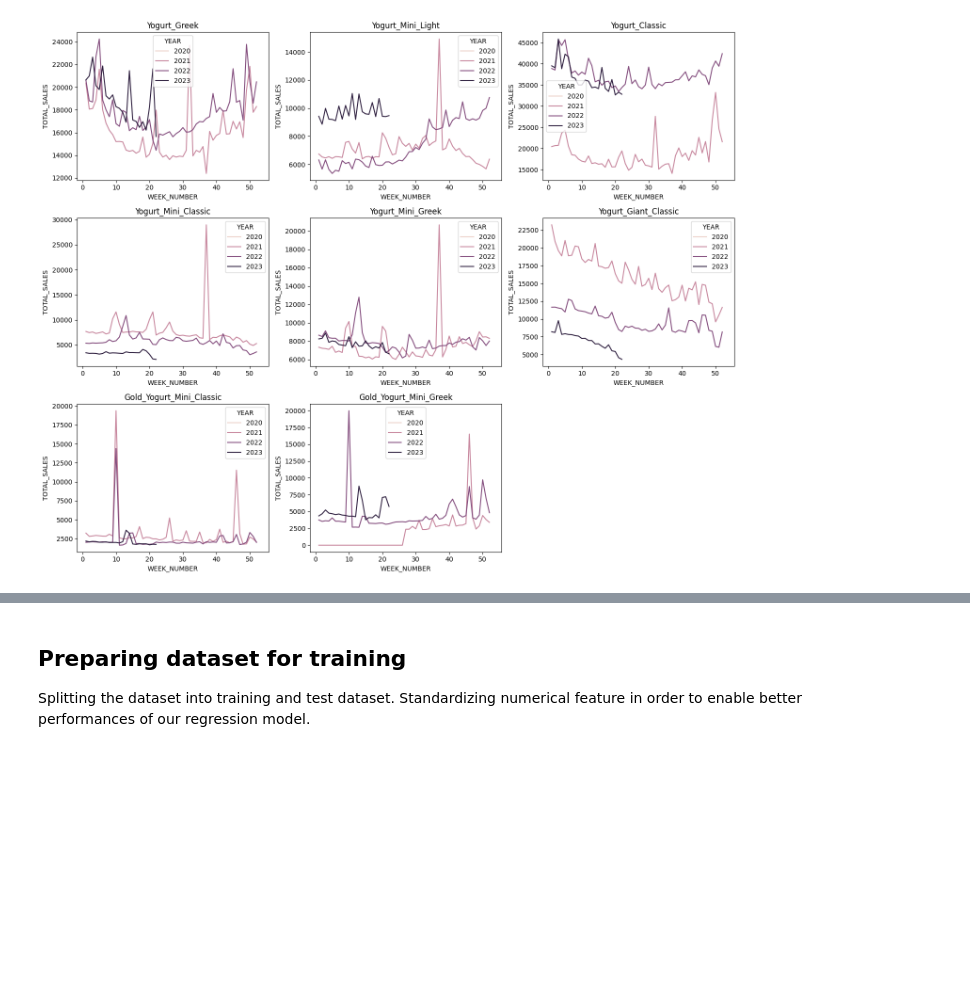
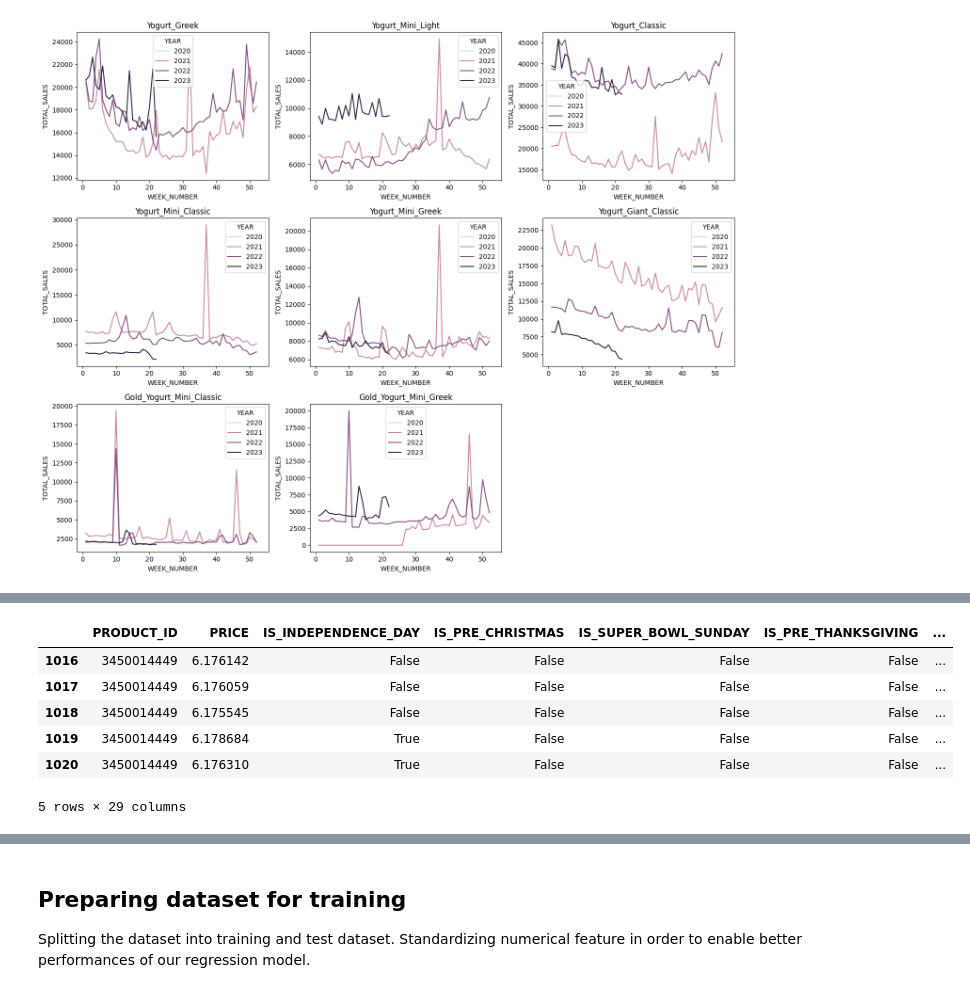
Before and after one commit to fedefraschio/xtel-hackathon, a Jupyter notebook: notebooks/00_exploration.ipynb, the cells around one changed output, grey strips where cells are left out. Drawn from its saved outputs; the diff is of its cells as text; code cells hidden in the pictures; blank space fills up the shorter version.

```diff
--- a/notebooks/00_exploration.ipynb
+++ b/notebooks/00_exploration.ipynb
@@ -313,0 +429,10 @@ plt.show()
+# %%
+df_test.head()
+# %% [output]
+|  | PRODUCT_ID | PRICE | IS_INDEPENDENCE_DAY | IS_PRE_CHRISTMAS | IS_SUPER_BOWL_SUNDAY | IS_PRE_THANKSGIVING | ... |
+| 1016 | 3450014449 | 6.176142 | False | False | False | False | ... |
+| 1017 | 3450014449 | 6.176059 | False | False | False | False | ... |
+| 1018 | 3450014449 | 6.175545 | False | False | False | False | ... |
+| 1019 | 3450014449 | 6.178684 | True | False | False | False | ... |
+| 1020 | 3450014449 | 6.176310 | True | False | False | False | ... |
+5 rows × 29 columns
```
Also changed, not shown: parts of 30 cells of this notebook.
